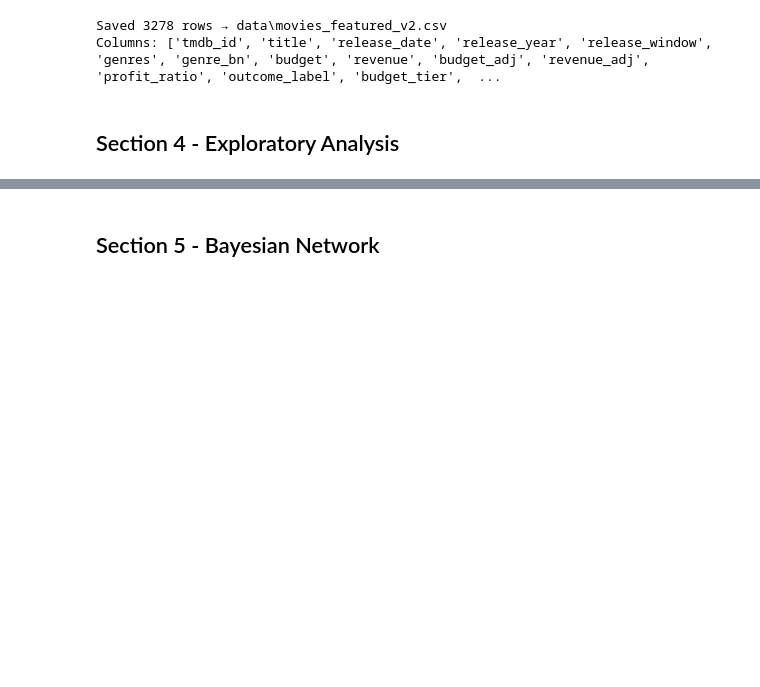
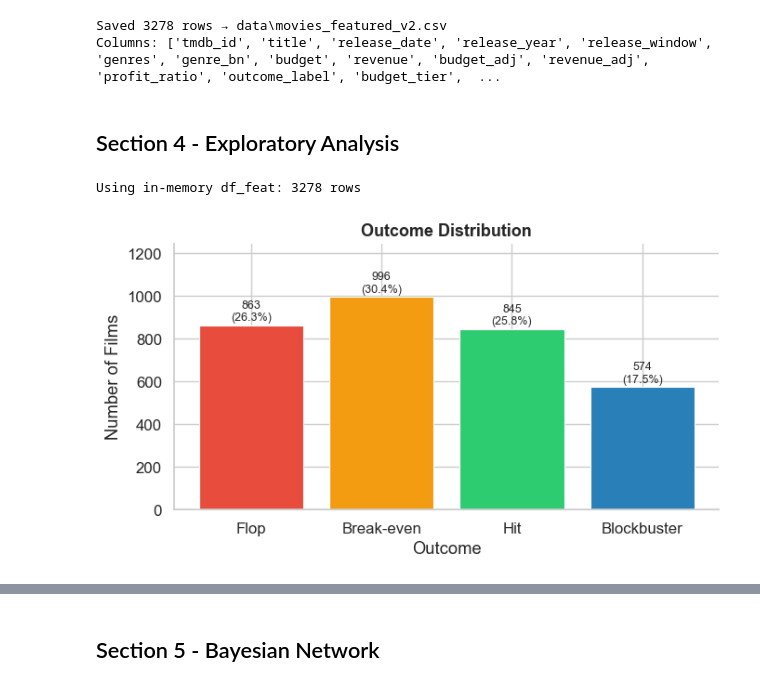
Before and after one commit to stefhooy/box-office-bayesian, a Jupyter notebook: blockbuster_formula_version_2.ipynb, the cells around one changed output, grey strips where cells are left out. Drawn from its saved outputs; the diff is of its cells as text; code cells hidden in the pictures; blank space fills up the shorter version.

```diff
--- a/blockbuster_formula_version_2.ipynb
+++ b/blockbuster_formula_version_2.ipynb
@@ -575,3 +616,37 @@ Saved 3278 rows → data\movies_featured_v2.csv
 Columns: ['tmdb_id', 'title', 'release_date', 'release_year', 'release_window', 'genres', 'genre_bn', 'budget', 'revenue', 'budget_adj', 'revenue_adj', 'profit_ratio', 'outcome_label', 'budget_tier',  ...
 # %% [markdown]
 ## Section 4 - Exploratory Analysis
+# %%
+# Smart loader -- use in-memory df_feat if available, else load from CSV
+if 'df_feat' not in dir() or df_feat is None:
+    df_feat = pd.read_csv(FEAT_PATH, parse_dates=['release_date'])
+    df_feat['release_year'] = df_feat['release_date'].dt.year
+    df_feat['outcome_label'] = pd.Categorical(
+        df_feat['outcome_label'], categories=outcome_order, ordered=True
+    )
+    print(f'Loaded {len(df_feat)} rows from {FEAT_PATH}')
+else:
+    print(f'Using in-memory df_feat: {len(df_feat)} rows')
+# %% [output]
+Using in-memory df_feat: 3278 rows
+# %%
+# Plot 1 -- Outcome distribution
+fig, ax = plt.subplots(figsize=(7, 4))
+counts = df_feat['outcome_label'].value_counts()[outcome_order]
+bars = ax.bar(outcome_order, counts.values,
+              color=[OUTCOME_COLORS[o] for o in outcome_order],
+              edgecolor='white', linewidth=0.8)
+for bar, count in zip(bars, counts.values):
+    pct = count / len(df_feat) * 100
+    ax.text(bar.get_x() + bar.get_width() / 2, bar.get_height() + 8,
+            f'{count}\n({pct:.1f}%)', ha='center', va='bottom', fontsize=9)
+ax.set_title('Outcome Distribution', fontsize=13, fontweight='bold')
+ax.set_xlabel('Outcome')
+ax.set_ylabel('Number of Films')
+ax.set_ylim(0, counts.max() * 1.25)
+sns.despine()
+plt.tight_layout()
+plt.savefig(OUTPUTS_PATH / 'outcome_distribution.png', dpi=150, bbox_inches='tight')
+plt.show()
+# %% [output]
+[figure, added]
```
Also changed, not shown: parts of 15 cells of this notebook, 8 other files.
